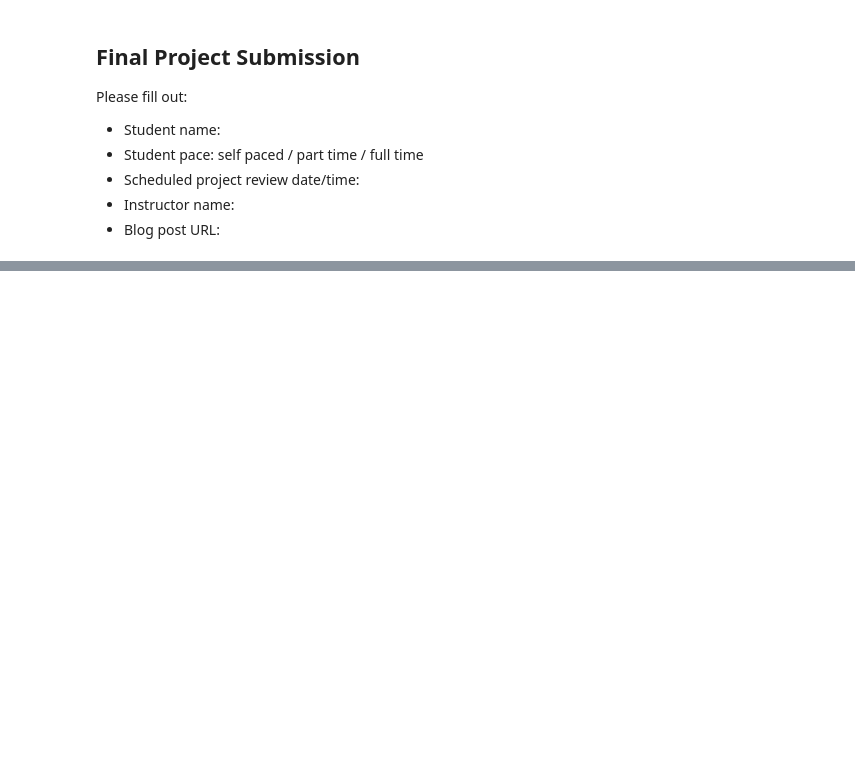
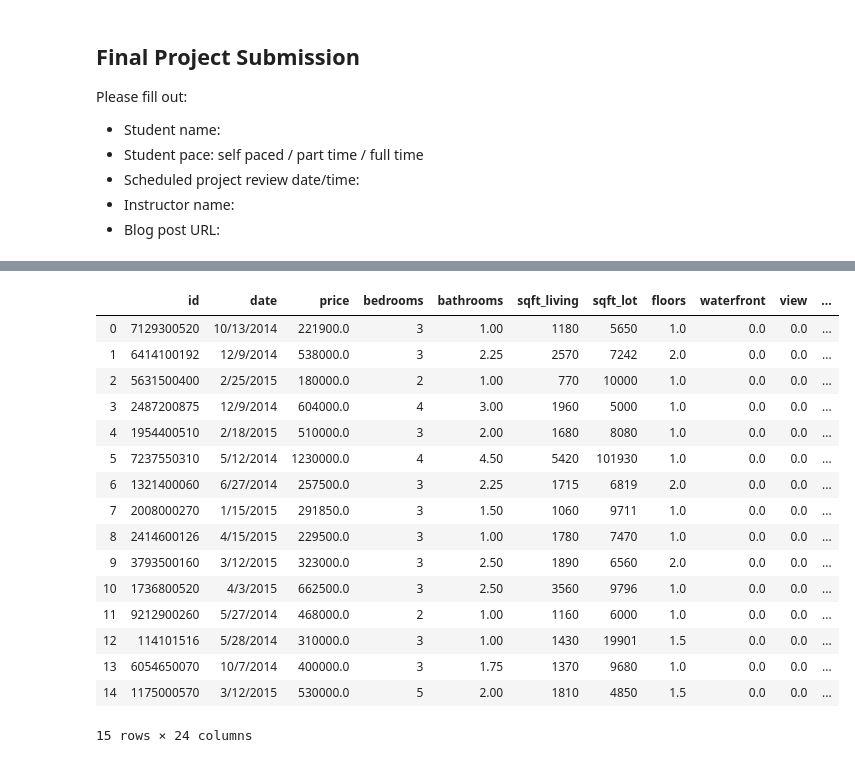
Before and after one commit to aradaha/dsc-mod-2-project-v2-1-onl01-dtsc-ft-030220, a Jupyter notebook: student.ipynb, the cells around one changed output, grey strips where cells are left out. Saved outputs shown, nothing was run; the diff lists cells and outputs as text; code cells hidden in the pictures; blank space fills up the shorter version.

```diff
--- a/student.ipynb
+++ b/student.ipynb
@@ -37,0 +60,13 @@ pd.read_csv('kc_house_data.csv')
+# %%
+# creating a function to replace question marks with a float zero
+def thisfunc(x,y):
+    z = []
+    for x in y:
+        if '?' in x:
+            z.append(float(x.replace('?', '0.0')))
+        else:
+            z.append(float(x))
+    return z
+# %%
+# Running function for sqft_basement column
+df.sqft_basement = thisfunc(1, df.sqft_basement)
@@ -37,0 +94,6 @@ pd.read_csv('kc_house_data.csv')
+# %%
+# Making the Sale date more useable
+SaleYear = df['date'].map(lambda x: int('{}'.format(x[-4:].replace('/', ''))))
+SaleMonth = df['date'].map(lambda x: int('{}'.format(x[:2].replace('/', ''))))
+SaleDay = df['date'].map(lambda x: int('{}'.format(x[-7:-5].replace('/', ''))))
+df['SaleDate'] = map('{}{}{}'.format(SaleYear,SaleMonth,SaleDay)
@@ -37,0 +102,20 @@ pd.read_csv('kc_house_data.csv')
+# %%
+df.head(15)
+# %% [output]
+|  | id | date | price | bedrooms | bathrooms | sqft_living | sqft_lot | floors | waterfront | view | ... |
+| 0 | 7129300520 | 10/13/2014 | 221900.0 | 3 | 1.00 | 1180 | 5650 | 1.0 | 0.0 | 0.0 | ... |
+| 1 | 6414100192 | 12/9/2014 | 538000.0 | 3 | 2.25 | 2570 | 7242 | 2.0 | 0.0 | 0.0 | ... |
+| 2 | 5631500400 | 2/25/2015 | 180000.0 | 2 | 1.00 | 770 | 10000 | 1.0 | 0.0 | 0.0 | ... |
+| 3 | 2487200875 | 12/9/2014 | 604000.0 | 4 | 3.00 | 1960 | 5000 | 1.0 | 0.0 | 0.0 | ... |
+| 4 | 1954400510 | 2/18/2015 | 510000.0 | 3 | 2.00 | 1680 | 8080 | 1.0 | 0.0 | 0.0 | ... |
+| 5 | 7237550310 | 5/12/2014 | 1230000.0 | 4 | 4.50 | 5420 | 101930 | 1.0 | 0.0 | 0.0 | ... |
+| 6 | 1321400060 | 6/27/2014 | 257500.0 | 3 | 2.25 | 1715 | 6819 | 2.0 | 0.0 | 0.0 | ... |
+| 7 | 2008000270 | 1/15/2015 | 291850.0 | 3 | 1.50 | 1060 | 9711 | 1.0 | 0.0 | 0.0 | ... |
+| 8 | 2414600126 | 4/15/2015 | 229500.0 | 3 | 1.00 | 1780 | 7470 | 1.0 | 0.0 | 0.0 | ... |
+| 9 | 3793500160 | 3/12/2015 | 323000.0 | 3 | 2.50 | 1890 | 6560 | 2.0 | 0.0 | 0.0 | ... |
+| 10 | 1736800520 | 4/3/2015 | 662500.0 | 3 | 2.50 | 3560 | 9796 | 1.0 | 0.0 | 0.0 | ... |
+| 11 | 9212900260 | 5/27/2014 | 468000.0 | 2 | 1.00 | 1160 | 6000 | 1.0 | 0.0 | 0.0 | ... |
+| 12 | 114101516 | 5/28/2014 | 310000.0 | 3 | 1.00 | 1430 | 19901 | 1.5 | 0.0 | 0.0 | ... |
+| 13 | 6054650070 | 10/7/2014 | 400000.0 | 3 | 1.75 | 1370 | 9680 | 1.0 | 0.0 | 0.0 | ... |
+| 14 | 1175000570 | 3/12/2015 | 530000.0 | 5 | 2.00 | 1810 | 4850 | 1.5 | 0.0 | 0.0 | ... |
+15 rows × 24 columns
```
Also changed, not shown: parts of 6 cells of this notebook.
